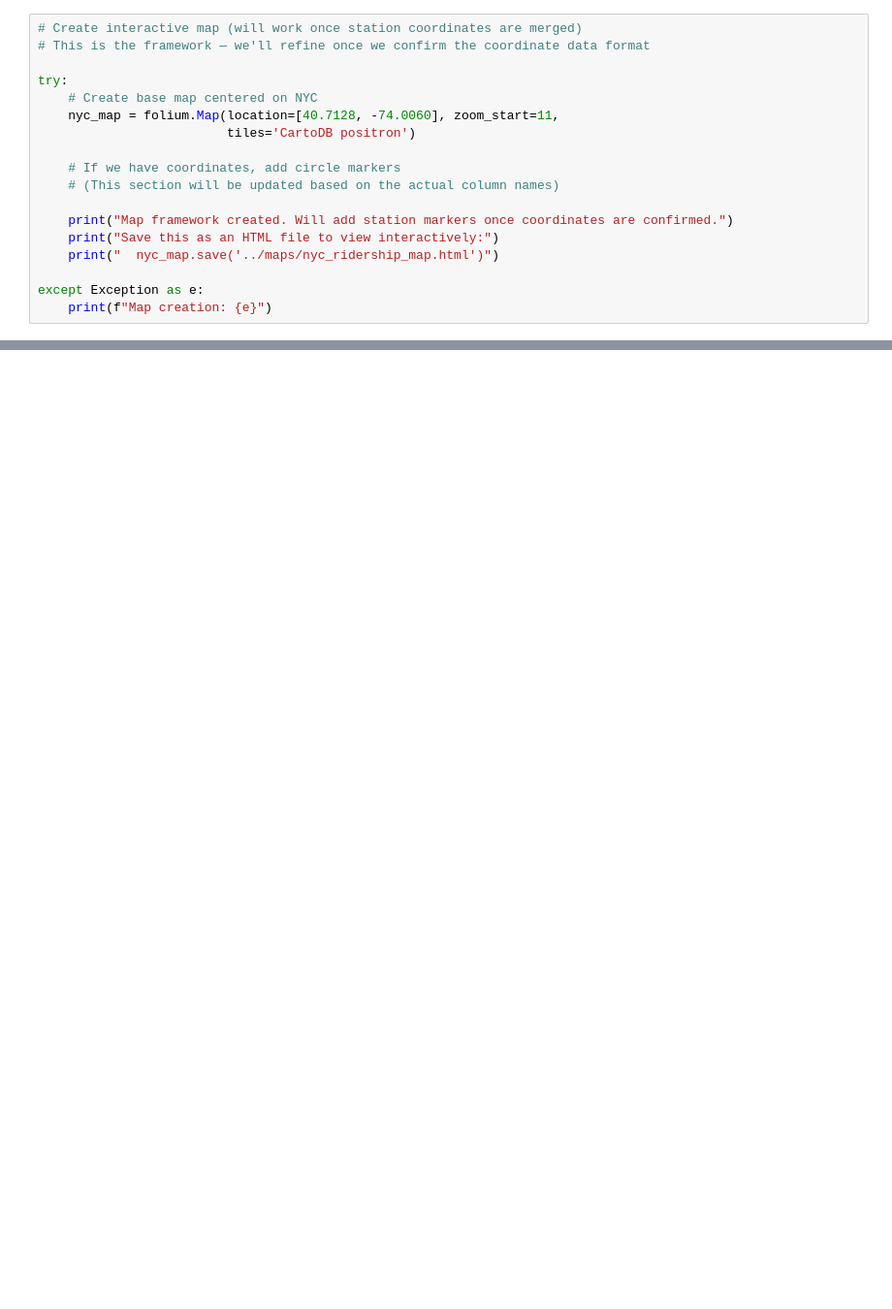
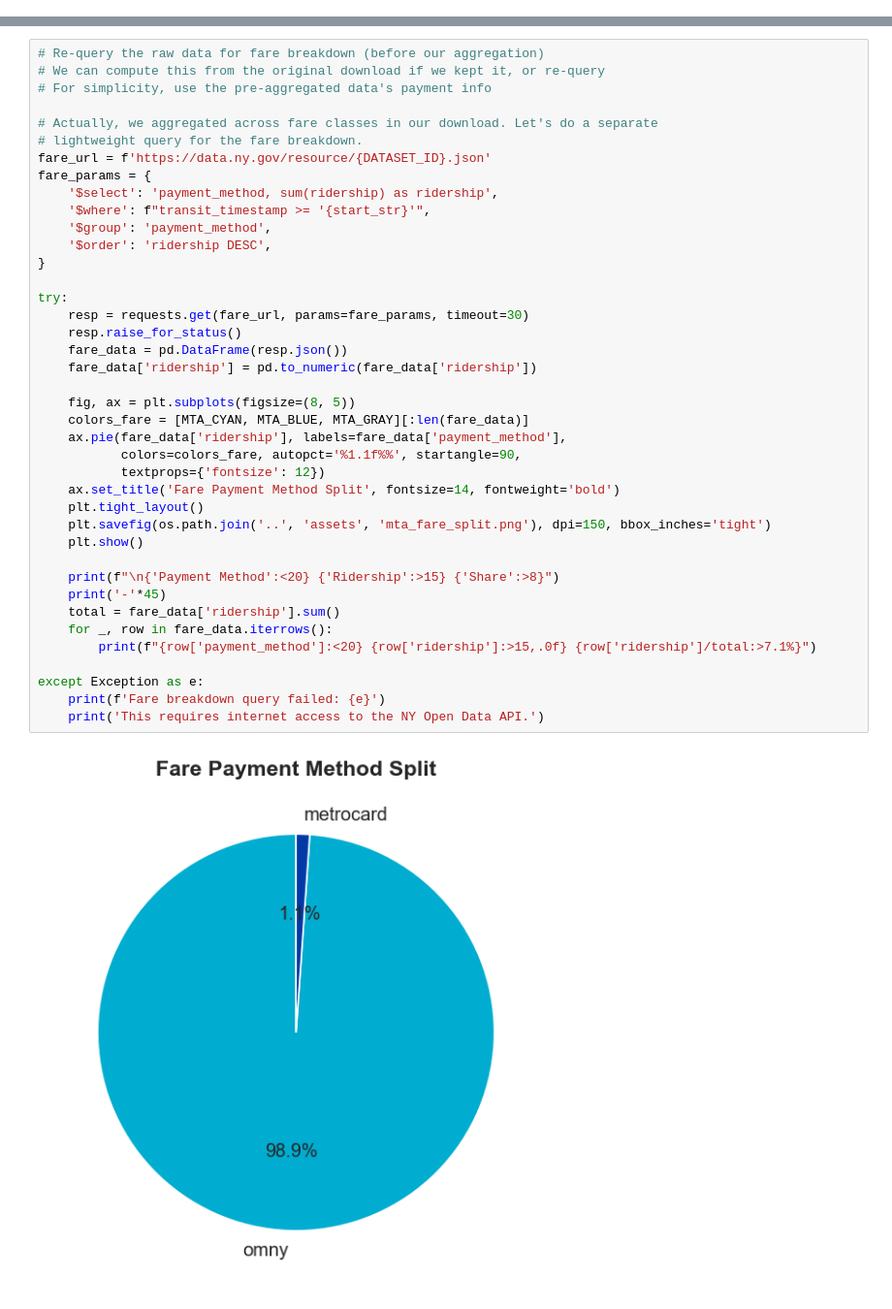
Before and after one commit to aimo1223/transit-portfolio, a Jupyter notebook: notebooks/01_mta_turnstile_ridership.ipynb, the cells around one changed output, grey strips where cells are left out. Shown at 97% size. Drawn from its saved outputs; the diff is of its cells as text; blank space fills up the shorter version.

```diff
--- a/notebooks/01_mta_turnstile_ridership.ipynb
+++ b/notebooks/01_mta_turnstile_ridership.ipynb
@@ -270,18 +0,0 @@ except Exception as e:
-# %%
-# Create interactive map (will work once station coordinates are merged)
-# This is the framework — we'll refine once we confirm the coordinate data format
-
-try:
-    # Create base map centered on NYC
-    nyc_map = folium.Map(location=[40.7128, -74.0060], zoom_start=11,
-                         tiles='CartoDB positron')
-
-    # If we have coordinates, add circle markers
-    # (This section will be updated based on the actual column names)
-
-    print("Map framework created. Will add station markers once coordinates are confirmed.")
-    print("Save this as an HTML file to view interactively:")
-    print("  nyc_map.save('../maps/nyc_ridership_map.html')")
-
-except Exception as e:
-    print(f"Map creation: {e}")
@@ -312,0 +392,42 @@ except Exception as e:
+# %%
+# Re-query the raw data for fare breakdown (before our aggregation)
+# We can compute this from the original download if we kept it, or re-query
+# For simplicity, use the pre-aggregated data's payment info
+
+# Actually, we aggregated across fare classes in our download. Let's do a separate
+# lightweight query for the fare breakdown.
+fare_url = f'https://data.ny.gov/resource/{DATASET_ID}.json'
+fare_params = {
+    '$select': 'payment_method, sum(ridership) as ridership',
+    '$where': f"transit_timestamp >= '{start_str}'",
+    '$group': 'payment_method',
+    '$order': 'ridership DESC',
+}
+
+try:
+    resp = requests.get(fare_url, params=fare_params, timeout=30)
+    resp.raise_for_status()
+    fare_data = pd.DataFrame(resp.json())
+    fare_data['ridership'] = pd.to_numeric(fare_data['ridership'])
+
+    fig, ax = plt.subplots(figsize=(8, 5))
+    colors_fare = [MTA_CYAN, MTA_BLUE, MTA_GRAY][:len(fare_data)]
+    ax.pie(fare_data['ridership'], labels=fare_data['payment_method'],
+           colors=colors_fare, autopct='%1.1f%%', startangle=90,
+           textprops={'fontsize': 12})
+    ax.set_title('Fare Payment Method Split', fontsize=14, fontweight='bold')
+    plt.tight_layout()
+    plt.savefig(os.path.join('..', 'assets', 'mta_fare_split.png'), dpi=150, bbox_inches='tight')
+    plt.show()
+
+    print(f"\n{'Payment Method':<20} {'Ridership':>15} {'Share':>8}")
+    print('-'*45)
+    total = fare_data['ridership'].sum()
+    for _, row in fare_data.iterrows():
+        print(f"{row['payment_method']:<20} {row['ridership']:>15,.0f} {row['ridership']/total:>7.1%}")
+
+except Exception as e:
+    print(f'Fare breakdown query failed: {e}')
+    print('This requires internet access to the NY Open Data API.')
+# %% [output]
+[figure, added]
```
Also changed, not shown: parts of 43 cells of this notebook, 1 other file.
